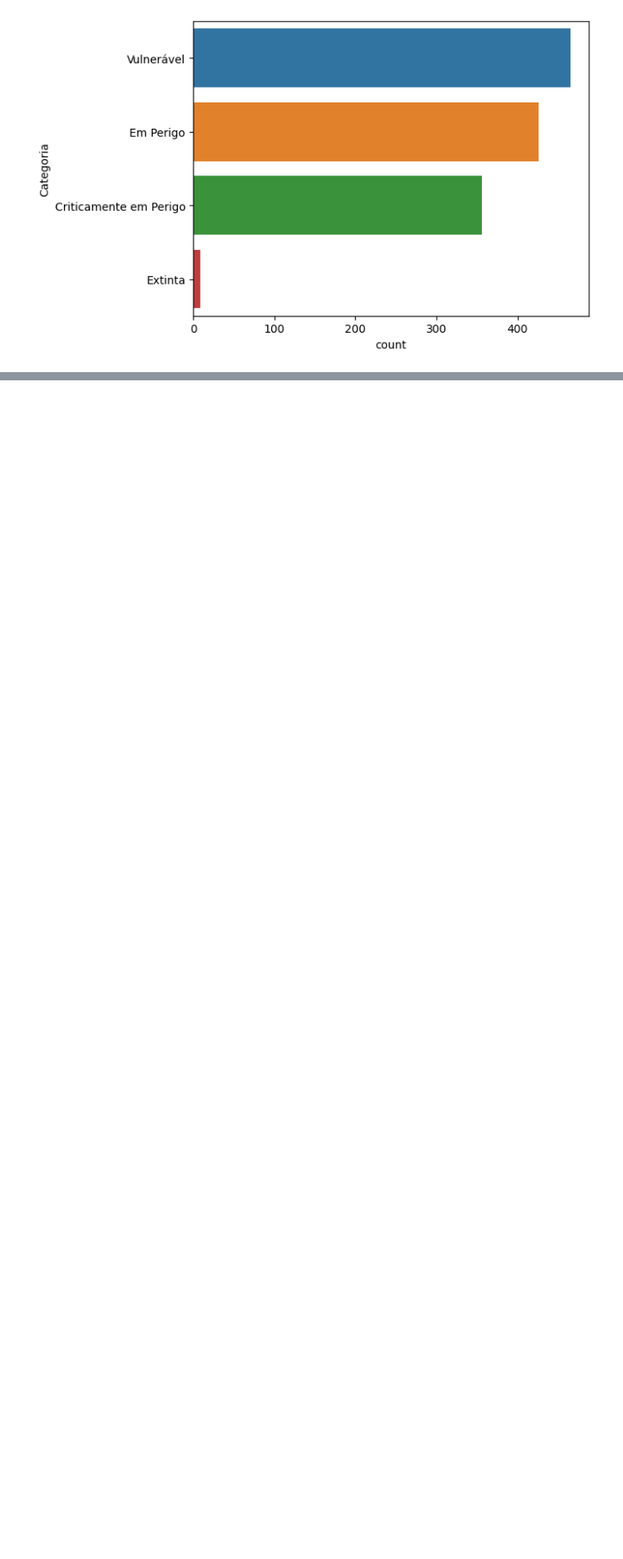
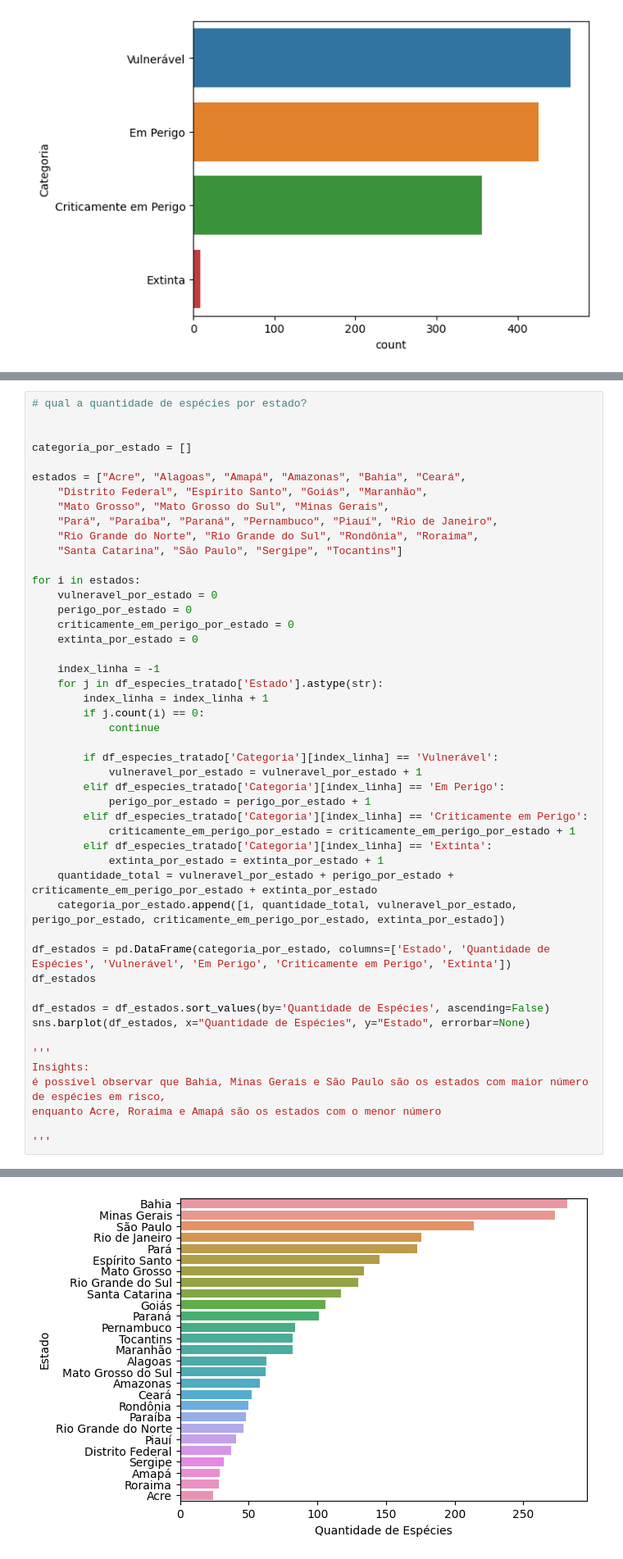
Before and after one commit to Joelson-Ferreira/TecnicasDeProgramacao1, a Jupyter notebook: Analysis.ipynb, the cells around one changed output, grey strips where cells are left out. Shown at 82% size. Saved outputs shown, nothing was run; the diff lists cells and outputs as text; blank space fills up the shorter version.

```diff
--- a/Analysis.ipynb
+++ b/Analysis.ipynb
@@ -108 +103,50 @@ See the caveats in the documentation: https://pandas.pydata.org/pandas-docs/stab
 [figure]
+# %%
+# qual a quantidade de espécies por estado?
+
+
+categoria_por_estado = []
+
+estados = ["Acre", "Alagoas", "Amapá", "Amazonas", "Bahia", "Ceará",
+    "Distrito Federal", "Espírito Santo", "Goiás", "Maranhão",
+    "Mato Grosso", "Mato Grosso do Sul", "Minas Gerais",
+    "Pará", "Paraíba", "Paraná", "Pernambuco", "Piauí", "Rio de Janeiro",
+    "Rio Grande do Norte", "Rio Grande do Sul", "Rondônia", "Roraima",
+    "Santa Catarina", "São Paulo", "Sergipe", "Tocantins"]
+
+for i in estados:
+    vulneravel_por_estado = 0
+    perigo_por_estado = 0
+    criticamente_em_perigo_por_estado = 0
+    extinta_por_estado = 0
+
+    index_linha = -1
+    for j in df_especies_tratado['Estado'].astype(str):
+        index_linha = index_linha + 1
+        if j.count(i) == 0:
+            continue
+
+        if df_especies_tratado['Categoria'][index_linha] == 'Vulnerável':
+            vulneravel_por_estado = vulneravel_por_estado + 1
+        elif df_especies_tratado['Categoria'][index_linha] == 'Em Perigo':
+            perigo_por_estado = perigo_por_estado + 1
+        elif df_especies_tratado['Categoria'][index_linha] == 'Criticamente em Perigo':
+            criticamente_em_perigo_por_estado = criticamente_em_perigo_por_estado + 1
+        elif df_especies_tratado['Categoria'][index_linha] == 'Extinta':
+            extinta_por_estado = extinta_por_estado + 1
+    quantidade_total = vulneravel_por_estado + perigo_por_estado + criticamente_em_perigo_por_estado + extinta_por_estado
+    categoria_por_estado.append([i, quantidade_total, vulneravel_por_estado, perigo_por_estado, criticamente_em_perigo_por_estado, extinta_por_estado])
+
+df_estados = pd.DataFrame(categoria_por_estado, columns=['Estado', 'Quantidade de Espécies', 'Vulnerável', 'Em Perigo', 'Criticamente em Perigo', 'Extinta'])
+df_estados
+
+df_estados = df_estados.sort_values(by='Quantidade de Espécies', ascending=False)
+sns.barplot(df_estados, x="Quantidade de Espécies", y="Estado", errorbar=None)
+
+'''
+Insights:
+é possível observar que Bahia, Minas Gerais e São Paulo são os estados com maior número de espécies em risco,
+enquanto Acre, Roraima e Amapá são os estados com o menor número
+
+'''
+# %% [output]
@@ -108,0 +154 @@ See the caveats in the documentation: https://pandas.pydata.org/pandas-docs/stab
+[figure, added]
```
Also changed, not shown: parts of 10 cells of this notebook.
